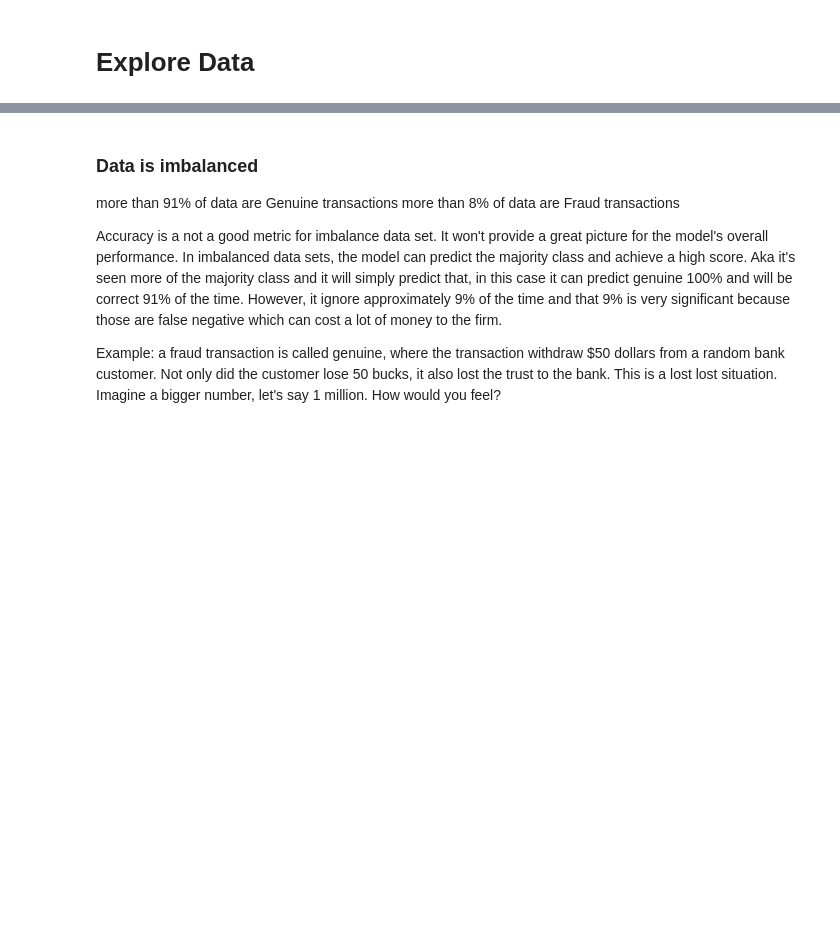
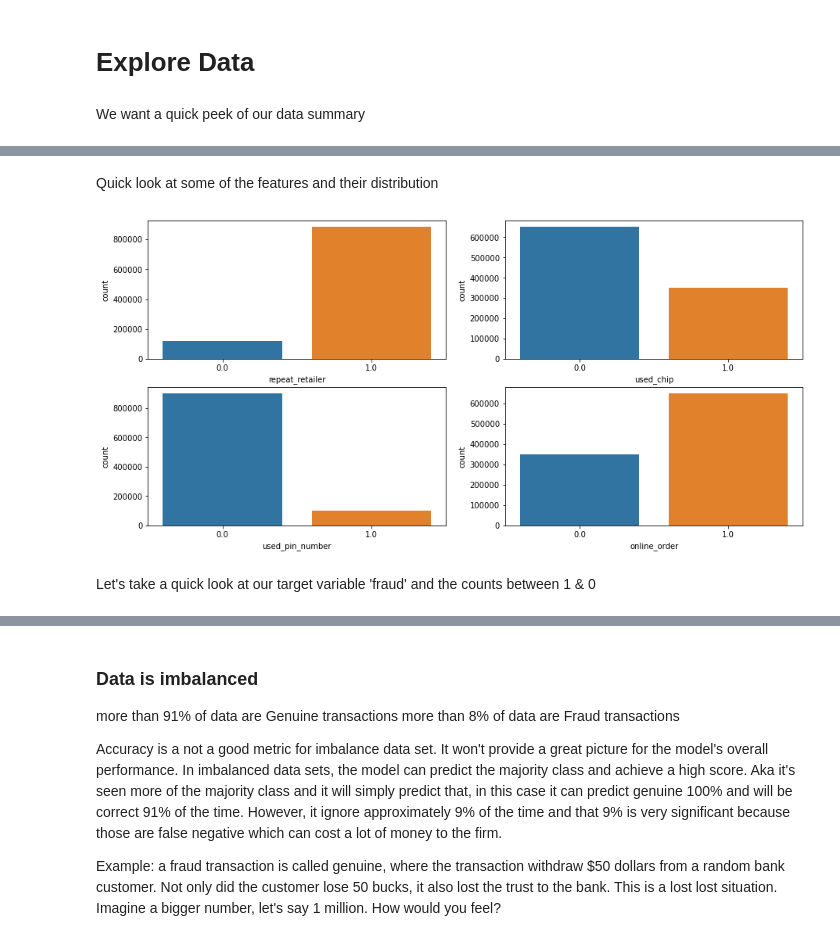
Before and after one commit to bag5635/VT_Capstone, a Jupyter notebook: Notebooks/Kelvin_Cupay/Final Notebook.ipynb, the cells around one changed output, grey strips where cells are left out. Cells and saved outputs as stored; diff of their text form; code cells hidden in the pictures; blank space fills up the shorter version.

```diff
--- a/Notebooks/Kelvin_Cupay/Final Notebook.ipynb
+++ b/Notebooks/Kelvin_Cupay/Final Notebook.ipynb
@@ -49,6 +61,8 @@ df.head()
 | 4 | 44.190936 | 0.566486 | 2.222767 | 1.0 | 1.0 | ... |
 # %% [markdown]
 # Explore Data
+# %% [markdown]
+We want a quick peek of our data summary
 # %%
 df.describe()
 # %% [output]
@@ -61,6 +75,24 @@ df.describe()
 | 50% | 9.967760 | 0.998650 | 0.997717 | 1.000000 | 0.000000 | ... |
 | 75% | 25.743985 | 3.355748 | 2.096370 | 1.000000 | 1.000000 | ... |
 | max | 10632.723672 | 11851.104565 | 267.802942 | 1.000000 | 1.000000 | ... |
+# %% [markdown]
+Quick look at some of the features and their distribution
+# %%
+plt.figure(figsize=(15, 15))
+
+plt.subplot(4,2,1)
+sns.countplot(x = 'repeat_retailer', data = df)
+plt.subplot(4,2,2)
+sns.countplot(x = 'used_chip', data = df)
+plt.subplot(4,2,3)
+sns.countplot(x = 'used_pin_number', data = df)
+plt.subplot(4,2,4)
+sns.countplot(x = 'online_order', data = df)
+plt.show()
+# %% [output]
+[figure, added]
+# %% [markdown]
+Let's take a quick look at our target variable 'fraud' and the counts between 1 & 0
 # %%
 print('Raw counts: \n')
 print(df['fraud'].value_counts())
```
Also changed, not shown: parts of 47 cells of this notebook, 2 other files.
